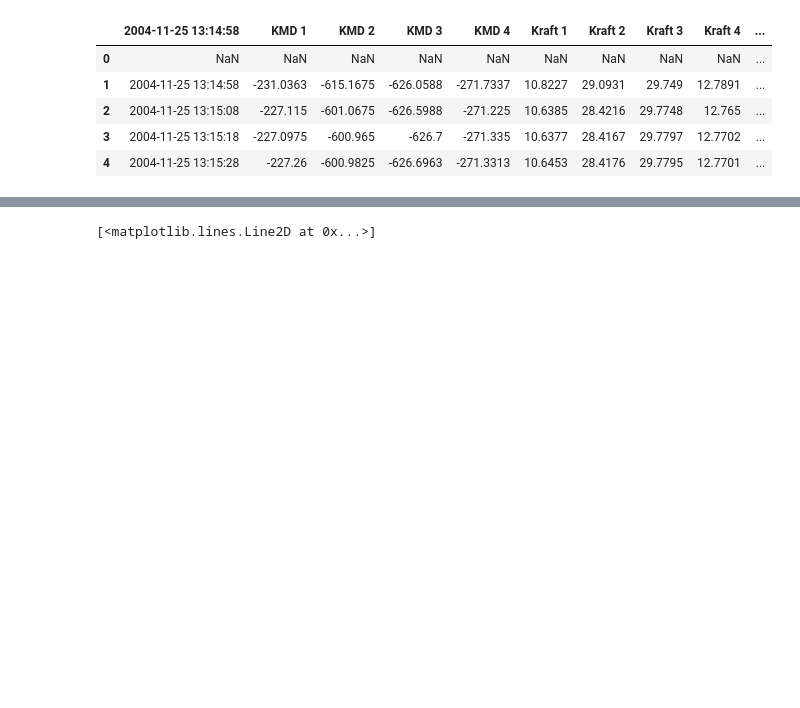
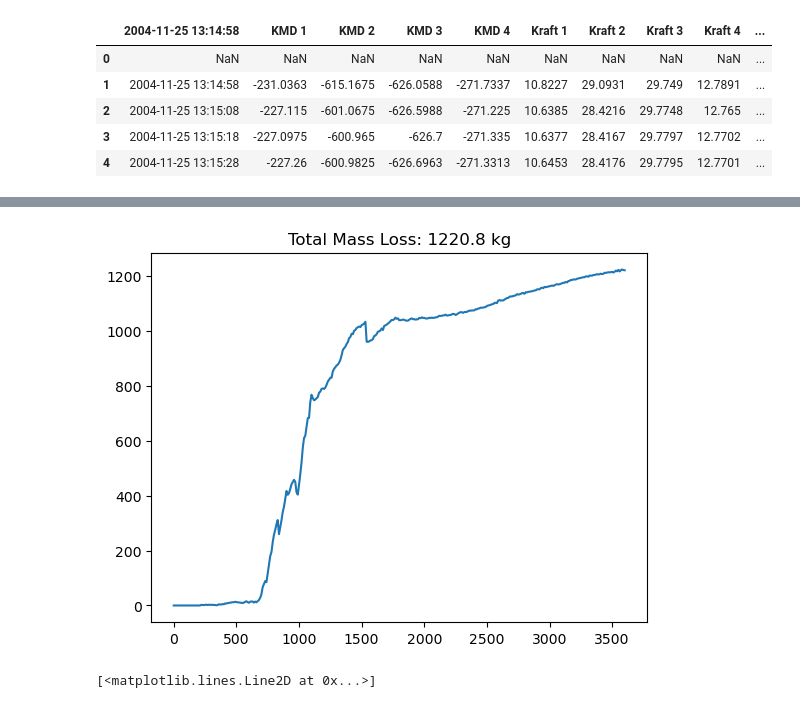
Before and after one commit to openbcl/railcar, a Jupyter notebook: full-scale fire test/full-scale fire test.ipynb, the cells around one changed output, grey strips where cells are left out. Drawn from its saved outputs; the diff is of its cells as text; code cells hidden in the pictures; blank space fills up the shorter version.

```diff
--- a/full-scale fire test/full-scale fire test.ipynb
+++ b/full-scale fire test/full-scale fire test.ipynb
@@ -52,3 +52,9 @@ mass.head()
 | 2 | 2004-11-25 13:15:08 | -227.115 | -601.0675 | -626.5988 | -271.225 | 10.6385 | 28.4216 | 29.7748 | 12.765 | ... |
 | 3 | 2004-11-25 13:15:18 | -227.0975 | -600.965 | -626.7 | -271.335 | 10.6377 | 28.4167 | 29.7797 | 12.7702 | ... |
 | 4 | 2004-11-25 13:15:28 | -227.26 | -600.9825 | -626.6963 | -271.3313 | 10.6453 | 28.4176 | 29.7795 | 12.7701 | ... |
+# %%
+mass["Mass Loss"] = -1 * (mass["Mass"] - mass.loc[0,"Mass"])
+# %%
+plt.plot(mass["Time"],mass["Mass Loss"])
+plt.title(f"Total Mass Loss: {np.round(mass.loc[0,"Mass"] - mass.loc[360,"Mass"],1)} kg")
+# %% [output]
@@ -55,3 +62,4 @@ mass.head()
+[figure, added]
 # %%
 mass["MLR"] = np.diff(mass["Mass"],prepend=mass.loc[0,"Mass"])/10
 mass["MLR"] = mass["MLR"].astype('float64')
```
Also changed, not shown: parts of 11 cells of this notebook, 1 other file.
